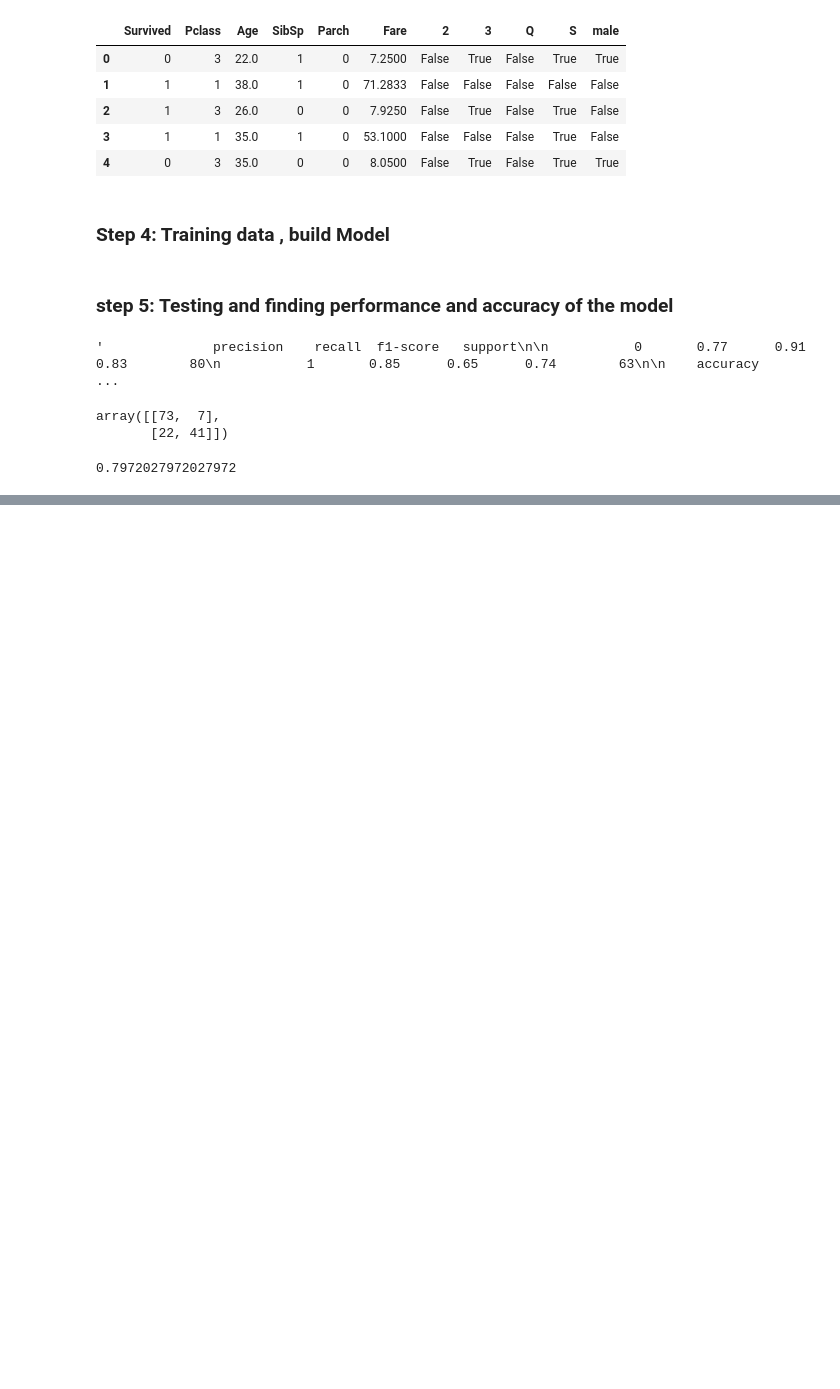
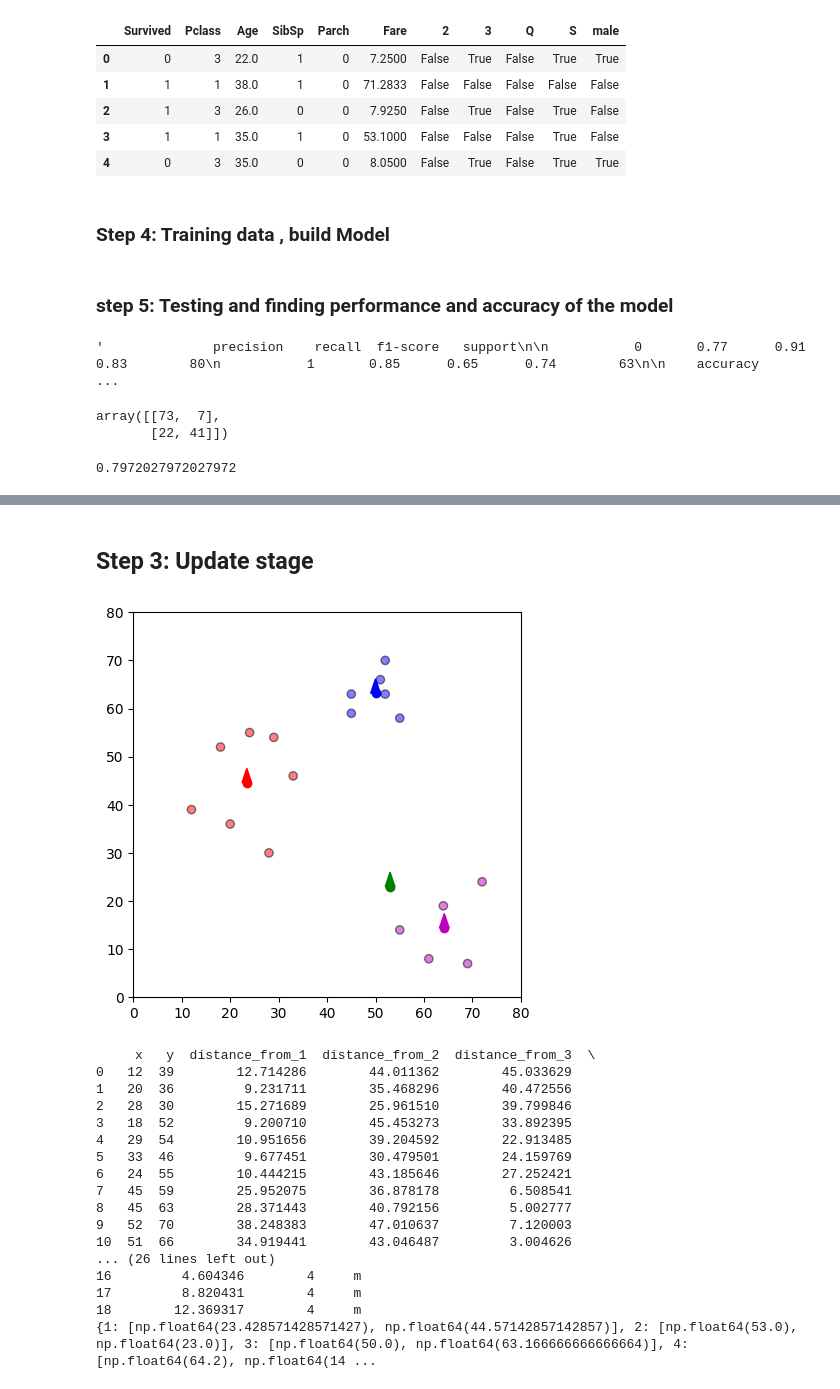
Before and after one commit to Jashwanth-rit/Machine-learning---Hands-on, a Jupyter notebook: Machine_learning_Algorithms.ipynb, the cells around one changed output, grey strips where cells are left out. Saved outputs shown, nothing was run; the diff lists cells and outputs as text; code cells hidden in the pictures; blank space fills up the shorter version.

```diff
--- a/Machine_learning_Algorithms.ipynb
+++ b/Machine_learning_Algorithms.ipynb
@@ -501,0 +641,56 @@ print(metrics.confusion_matrix(expected, predicted))
+# %% [markdown]
+## Step 3: Update stage
+# %%
+# Function to update the centroid positions
+def update(centroids):
+    for i in centroids.keys():
+        # Recalculate the centroid position as the mean of the assigned points
+        centroids[i][0] = np.mean(df[df['closest'] == i]['x'])  # Mean x-coordinate
+        centroids[i][1] = np.mean(df[df['closest'] == i]['y'])  # Mean y-coordinate
+    return centroids
+
+# Save the current centroids for visualization
+old_centroids = centroids.copy()
+
+# Update the centroids based on the mean of the points assigned to them
+centroids = update(centroids)
+
+# Plot the updated centroids and data points
+fig = plt.figure(figsize=(5, 5))
+ax = plt.axes()
+plt.scatter(df['x'], df['y'], color=df['color'], alpha=0.5, edgecolor='k')
+for i in centroids.keys():
+    plt.scatter(*centroids[i], color=colmap[i])  # Plot updated centroids
+plt.xlim(0, 80)
+plt.ylim(0, 80)
+
+# Draw arrows showing movement of centroids from the old position to the new position
+for i in old_centroids.keys():
+    old_x, old_y = old_centroids[i]  # Old centroid coordinates
+    dx = (centroids[i][0] - old_x) * 0.75  # X displacement
+    dy = (centroids[i][1] - old_y) * 0.75  # Y displacement
+    ax.arrow(old_x, old_y, dx, dy, head_width=2, head_length=3, fc=colmap[i], ec=colmap[i])
+
+plt.show()
+
+print(df)
+print(centroids)
+# %% [output]
+[figure, added]
+     x   y  distance_from_1  distance_from_2  distance_from_3  \
+0   12  39        12.714286        44.011362        45.033629
+1   20  36         9.231711        35.468296        40.472556
+2   28  30        15.271689        25.961510        39.799846
+3   18  52         9.200710        45.453273        33.892395
+4   29  54        10.951656        39.204592        22.913485
+5   33  46         9.677451        30.479501        24.159769
+6   24  55        10.444215        43.185646        27.252421
+7   45  59        25.952075        36.878178         6.508541
+8   45  63        28.371443        40.792156         5.002777
+9   52  70        38.248383        47.010637         7.120003
+10  51  66        34.919441        43.046487         3.004626
+... (26 lines left out)
+16         4.604346        4     m
+17         8.820431        4     m
+18        12.369317        4     m
+{1: [np.float64(23.428571428571427), np.float64(44.57142857142857)], 2: [np.float64(53.0), np.float64(23.0)], 3: [np.float64(50.0), np.float64(63.166666666666664)], 4: [np.float64(64.2), np.float64(14 ...
```
Also changed, not shown: parts of 13 cells of this notebook, 2 other files.
